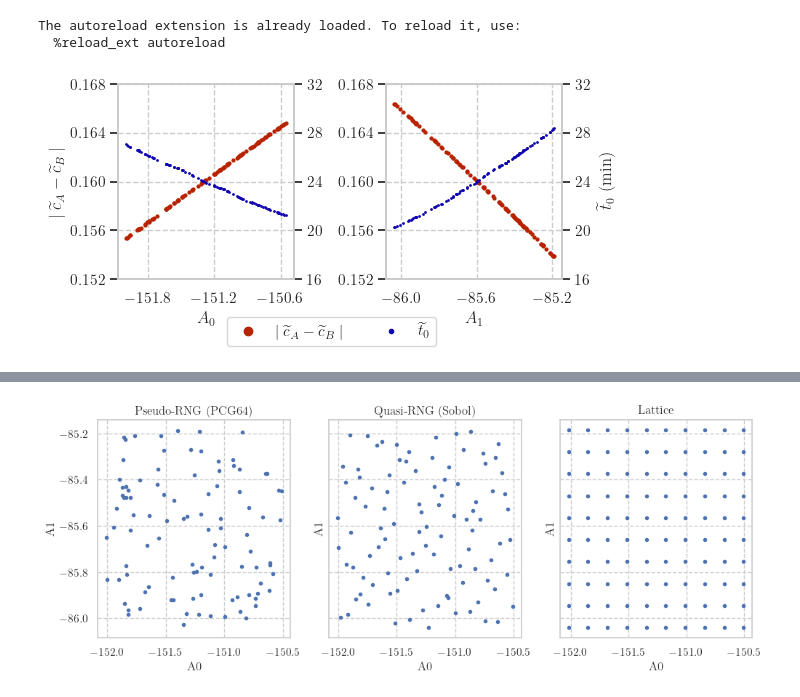
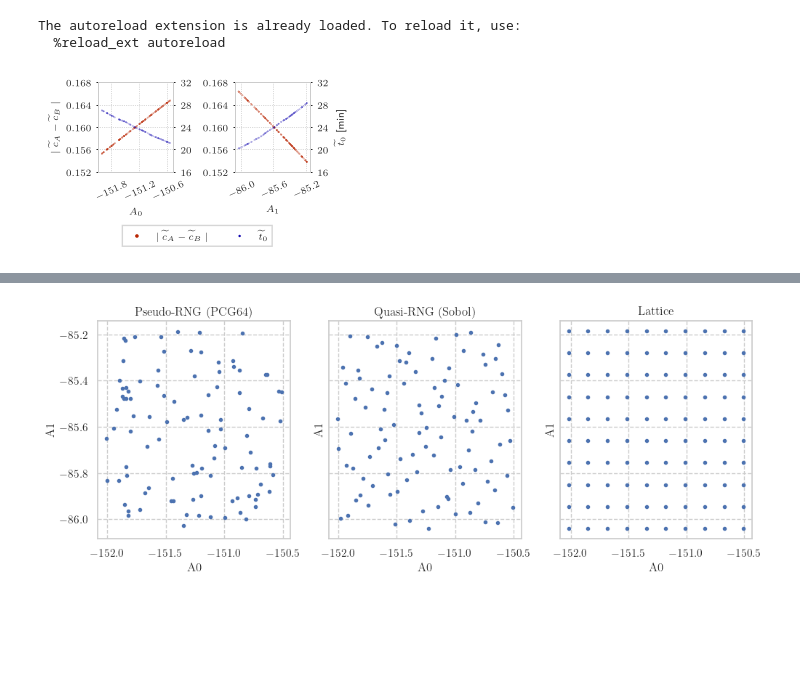
Before and after one commit to uncertaintyhub/chsimpy-artifact, a Jupyter notebook: paper.ipynb, the cells around one changed output, grey strips where cells are left out. Saved outputs shown, nothing was run; the diff lists cells and outputs as text; code cells hidden in the pictures; blank space fills up the shorter version.

Commit message:
sizes (fonts, figures,..), pgf

```diff
--- a/paper.ipynb
+++ b/paper.ipynb
@@ -79,11 +100,12 @@ yslabel = '$\mid \widetilde{s}_A - \widetilde{s}_B\mid$'
 color1 = '#b72300'  # https://venngage.com/tools/accessible-color-palette-generator
 color2 = '#1005af'
 color3 = '#00581a'
-msize = 2 # markersize
+msize = 0.8 # markersize
 m1 = 'o' # marker symbol
 m2 = '.'
 lls='' # '-'
 llw=0.5
+cwidth=0.95*222/72.27 # latex column width in inch
 # %%
 Asrc='uniform'
 seed=2023
@@ -132,11 +147,13 @@ dfagg = dfraw.loc[:, dfraw.columns != 'id'].describe()
 dfagg.loc['cv'] = dfagg.loc['std'] / dfagg.loc['mean']
 dfagg = dfagg.T
 dfagg = dfagg.astype({"count":"int"})
+dfagg.cv = np.abs(dfagg.cv)
 
 dfagg2 = dfraw2.loc[:, dfraw2.columns != 'id'].describe()
 dfagg2.loc['cv'] = dfagg2.loc['std'] / dfagg2.loc['mean']
 dfagg2 = dfagg2.T
 dfagg2 = dfagg2.astype({"count":"int"})
+dfagg2.cv = np.abs(dfagg2.cv)
 
 sysinfo = pd.read_csv(sysinfofile, quotechar="'", skipinitialspace=True, index_col='key', names=['key','value'])
 count = int(dfagg['count']['A0'])
@@ -179,49 +196,44 @@ for i in range(0, Tcount):
 cacb = np.abs(dfraw.ca-dfraw.cb)
 ylim=(0.152, 0.168)
 #
-fig, axs = plt.subplots(nrows=1, ncols=2, figsize=(6, 3))
+fig, axs = plt.subplots(nrows=1, ncols=2, figsize=(1.1*cwidth, 3*1.1*cwidth/6))
 # nrow, ncol, index
-p1, = axs[0].plot(dfraw.A0[set_A0], cacb[set_A0], ls=lls, marker=m1, ms=msize, c=color1, lw=llw, label=yclabel)
+p1, = axs[0].plot(dfraw.A0[set_A0], cacb[set_A0], ls=lls, marker=m1, ms=0.25*msize, c=color1, lw=llw, label=yclabel)
 axs[0].xaxis.set_major_locator(plt.MaxNLocator(3))
 axs[0].yaxis.set_major_locator(plt.MaxNLocator(5))
 axs[0].set_xlabel('$A_0$')
 axs[0].set_ylabel(yclabel)
 axs[0].set_ylim(ylim)
 ax2 = axs[0].twinx()
-p2, = ax2.plot(dfraw.A0[set_A0], dfraw.tsep[set_A0], ls=lls, marker=m2, ms=msize, c=color2, lw=llw, label=wtseplabel)
+p2, = ax2.plot(dfraw.A0[set_A0], dfraw.tsep[set_A0], ls=lls, marker=m2, ms=0.25*msize, c=color2, lw=llw, label=wtseplabel)
 ax2.yaxis.set_major_locator(plt.MaxNLocator(5))
 ax2.grid(False)
 ax2.set_ylim(y2lim)
+axs[0].tick_params(axis='x', labelrotation = 25)
 
-axs[1].plot(dfraw.A1[set_A1], cacb[set_A1], ls=lls, marker=m1, ms=msize, c=color1, lw=llw, label=yclabel)
+axs[1].plot(dfraw.A1[set_A1], cacb[set_A1], ls=lls, marker=m1, ms=0.25*msize, c=color1, lw=llw, label=yclabel)
 axs[1].xaxis.set_major_locator(plt.MaxNLocator(3))
 axs[1].yaxis.set_major_locator(plt.MaxNLocator(5))
 axs[1].set_xlabel('$A_1$')
-#axs[1].set_ylabel(yclabel)
 axs[1].set_ylim(ylim)
+axs[1].tick_params(axis='x', labelrotation = 25)
 ax2 = axs[1].twinx()
-ax2.plot(dfraw.A1[set_A1], dfraw.tsep[set_A1], ls=lls, marker=m2, ms=msize, c=color2, lw=llw, label=wtseplabel)
+ax2.plot(dfraw.A1[set_A1], dfraw.tsep[set_A1], ls=lls, marker=m2, ms=0.25*msize, c=color2, lw=llw, label=wtseplabel)
 ax2.yaxis.set_major_locator(plt.MaxNLocator(5))
-ax2.set_ylabel(wtseplabel+" (min)")
+ax2.set_ylabel(wtseplabel+" [min]")
 ax2.grid(False)
 ax2.set_ylim(y2lim)
-# ps = p1+p2
-# labs = [label.get_label() for label in ps]
-# legend = axs[0,1].legend(ps, labs, loc='right', facecolor='white')
 
-fig.subplots_adjust(top=0.95)
 #fig.suptitle("$\mid\,\widetilde{c}_B-\widetilde{c}_A\mid$ and $\widetilde{t}_{sep}$ for varying $A_0$ and $A_1$ (1\% range)")
 
 fig.tight_layout()
+#fig.subplots_adjust(top=0.95, bottom=0.3)
 
-
-fig.subplots_adjust(top=0.95, bottom=0.3)
-
-legend = fig.legend(bbox_to_anchor=(0.5, 0.2), handles = [p1, p2], labels=[yclabel, wtseplabel],loc='upper center',
-                    fancybox=True, shadow=False, ncol=2, markerscale=3)
+legend = fig.legend(bbox_to_anchor=(0.5, 0.05), handles = [p1, p2], labels=[yclabel, wtseplabel],loc='upper center',
+                    fancybox=False, shadow=False, ncol=2, markerscale=8, frameon=True)
 
 plt.savefig('tex/pictures/fig_a0a1_statistics'+fext, dpi=1000, bbox_inches='tight', pad_inches=0)
 display(fig)
 matplotlib.pyplot.close()
 # %% [output]
-[figure, old version]
+[figure, new version]
```
Also changed, not shown: parts of 8 cells of this notebook, 11 other files.
